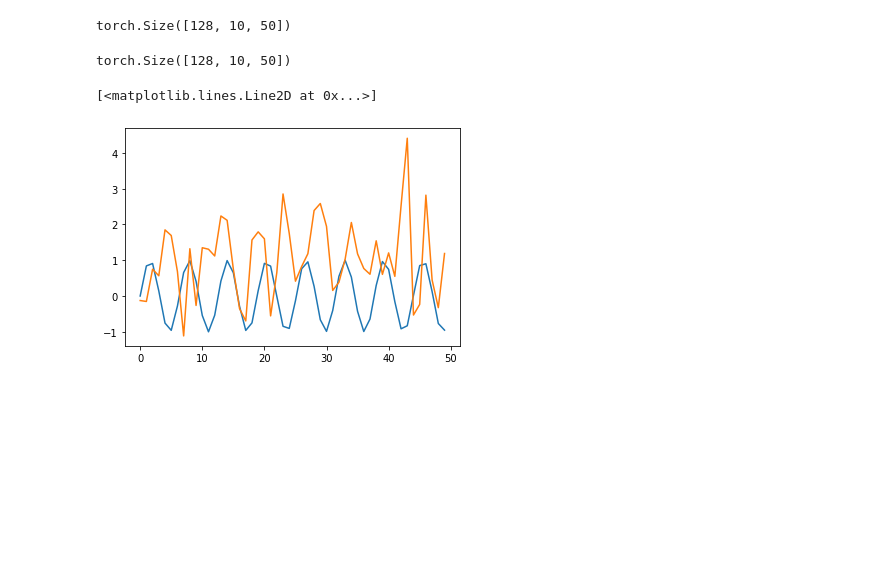
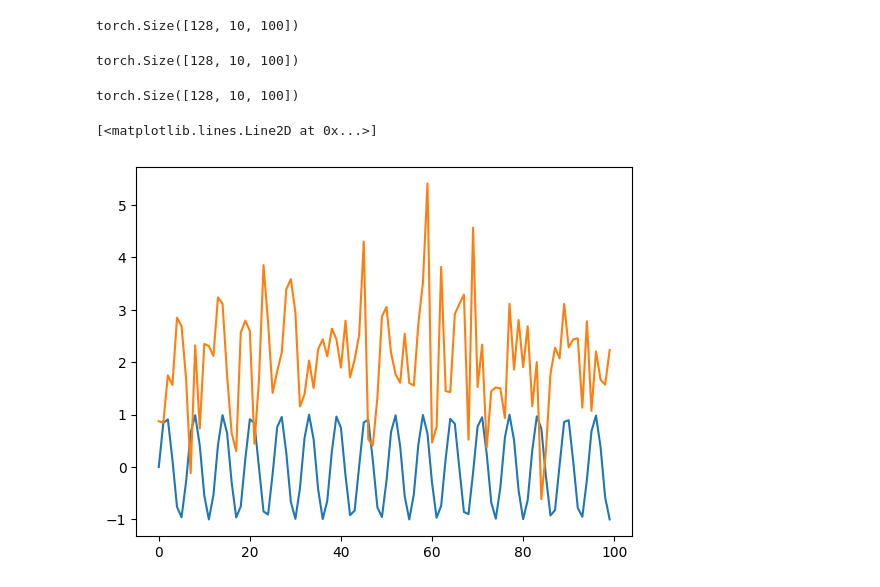
Before and after one commit to marcdemers/batch-DILATE, a Jupyter notebook: example.ipynb, the cells around one changed output. Drawn from its saved outputs; the diff is of its cells as text; code cells hidden in the pictures; blank space fills up the shorter version.

Commit message:
clean up example & clarify gradient computation

```diff
--- a/example.ipynb
+++ b/example.ipynb
@@ -19,7 +20,7 @@ from batchdilate import DTWShpTime
 # %%
 batch_size = 128
 num_channels = 10 # different "parallel" timeseries
-num_outputs = 50 # number of future timesteps predicted
+num_outputs = 100 # number of future timesteps predicted
 
 
 loc = torch.tensor([1.] * num_outputs)
@@ -27,18 +28,34 @@ scale = torch.tensor([1.] * num_outputs)
 prediction = torch.normal(mean=loc, std=scale).repeat(batch_size, num_channels, 1).to(device)
 prediction.shape
 # %% [output]
-torch.Size([128, 10, 50])
+torch.Size([128, 10, 100])
 # %%
 target = torch.sin(torch.arange(num_outputs).float()).repeat(batch_size, num_channels, 1).to(device)
 target.shape
 # %% [output]
-torch.Size([128, 10, 50])
+torch.Size([128, 10, 100])
+# %%
+# use a dummy model as a "prediction" module. we'll use this to verify that gradient propagate
+class DummyModel(nn.Module):
+    def __init__(self):
+        super().__init__()
+        self.bias = nn.Parameter(torch.tensor([1.], device=device))
+
+    def forward(self, x):
+        return x + self.bias
+
+model = DummyModel()
+prediction = model(prediction)
+# %%
+prediction.shape
+# %% [output]
+torch.Size([128, 10, 100])
 # %%
 batch_id_to_plot = 0
 channel_to_plot = 0
 plt.plot(target[batch_id_to_plot, channel_to_plot].cpu().numpy())
-plt.plot(prediction[batch_id_to_plot, channel_to_plot].cpu().numpy())
+plt.plot(prediction[batch_id_to_plot, channel_to_plot].detach().cpu().numpy())
 # %% [output]
 [<matplotlib.lines.Line2D at 0x...>]
-[figure, old version]
+[figure, new version]
 # %%
```
Also changed, not shown: parts of 5 cells of this notebook, 4 other files.
